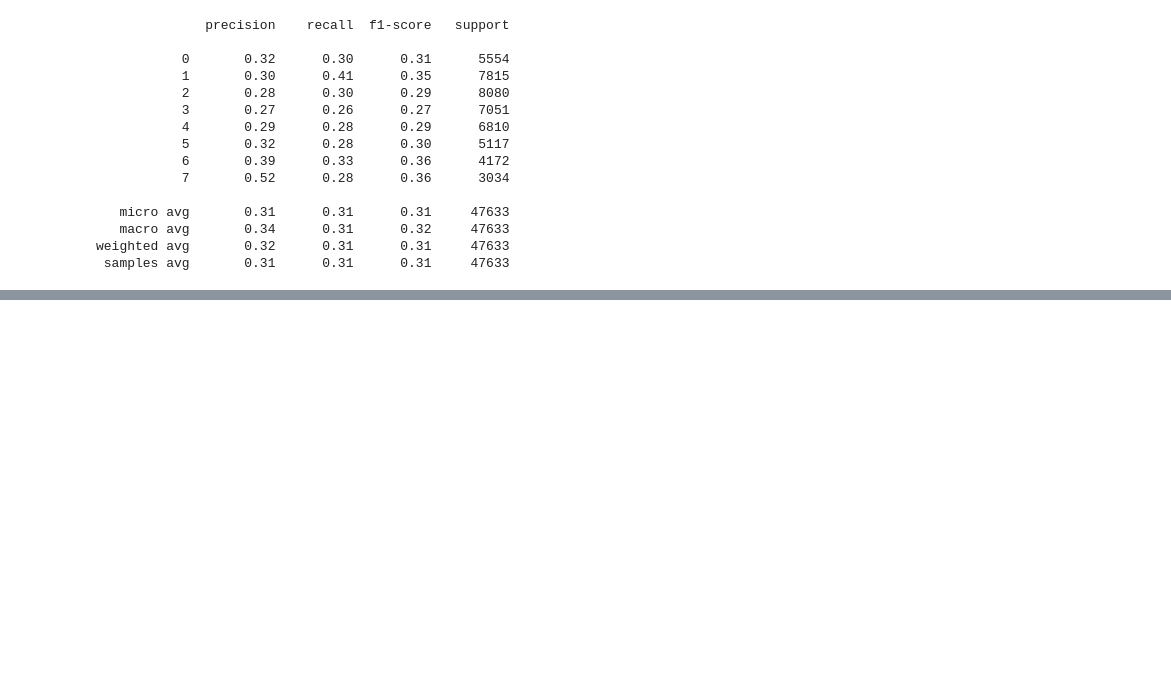
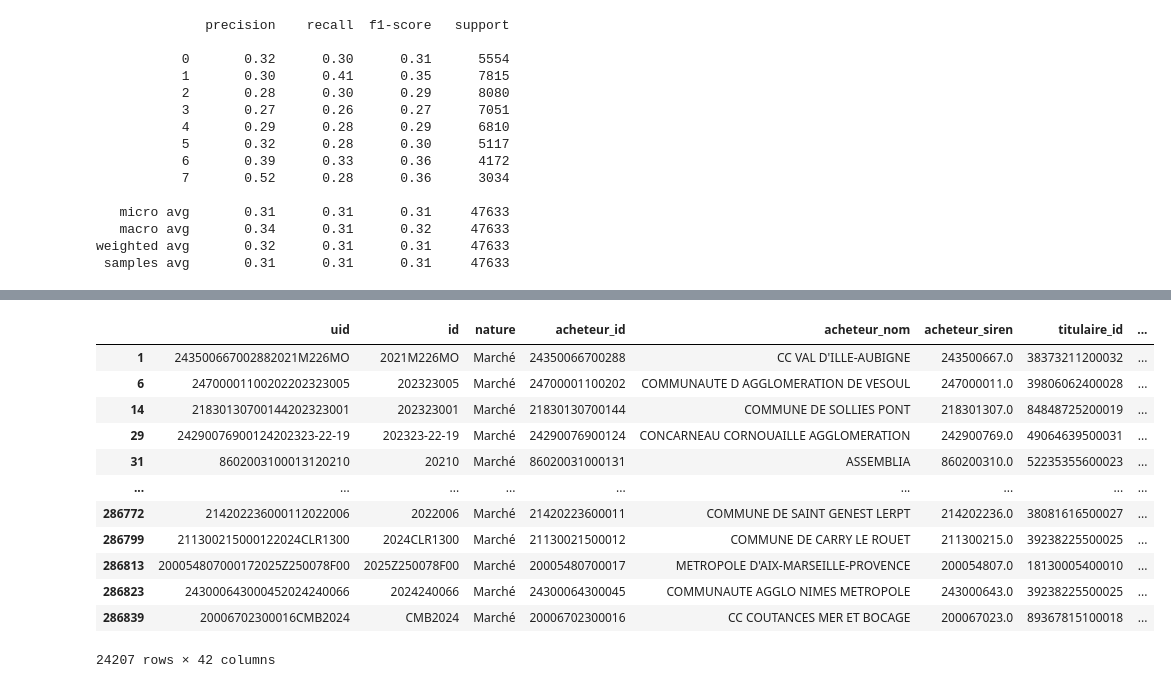
Before and after one commit to RonanB400/decp_ml, a Jupyter notebook: notebooks/PC_model_deep.ipynb, the cells around one changed output, grey strips where cells are left out. Cells and saved outputs as stored; diff of their text form; code cells hidden in the pictures; blank space fills up the shorter version.

```diff
--- a/notebooks/PC_model_deep.ipynb
+++ b/notebooks/PC_model_deep.ipynb
@@ -372,0 +460,4 @@ Name: count, dtype: int64
+# %%
+# trie par accuracy
+cpv_accuracy_df.sort_values(by='accuracy', ascending=False, inplace=True)
+test = cpv_accuracy_df[cpv_accuracy_df['accuracy']>0.5]
@@ -373,3 +473,19 @@ Name: count, dtype: int64
+# %%
+df[df['codeCPV_3'].isin(test['codeCPV_3'])]
+# %% [output]
+|  | uid | id | nature | acheteur_id | acheteur_nom | acheteur_siren | titulaire_id | ... |
+| 1 | 243500667002882021M226MO | 2021M226MO | Marché | 24350066700288 | CC VAL D'ILLE-AUBIGNE | 243500667.0 | 38373211200032 | ... |
+| 6 | 24700001100202202323005 | 202323005 | Marché | 24700001100202 | COMMUNAUTE D AGGLOMERATION DE VESOUL | 247000011.0 | 39806062400028 | ... |
+| 14 | 21830130700144202323001 | 202323001 | Marché | 21830130700144 | COMMUNE DE SOLLIES PONT | 218301307.0 | 84848725200019 | ... |
+| 29 | 24290076900124202323-22-19 | 202323-22-19 | Marché | 24290076900124 | CONCARNEAU CORNOUAILLE AGGLOMERATION | 242900769.0 | 49064639500031 | ... |
+| 31 | 8602003100013120210 | 20210 | Marché | 86020031000131 | ASSEMBLIA | 860200310.0 | 52235355600023 | ... |
+| ... | ... | ... | ... | ... | ... | ... | ... | ... |
+| 286772 | 214202236000112022006 | 2022006 | Marché | 21420223600011 | COMMUNE DE SAINT GENEST LERPT | 214202236.0 | 38081616500027 | ... |
+| 286799 | 211300215000122024CLR1300 | 2024CLR1300 | Marché | 21130021500012 | COMMUNE DE CARRY LE ROUET | 211300215.0 | 39238225500025 | ... |
+| 286813 | 200054807000172025Z250078F00 | 2025Z250078F00 | Marché | 20005480700017 | METROPOLE D'AIX-MARSEILLE-PROVENCE | 200054807.0 | 18130005400010 | ... |
+| 286823 | 243000643000452024240066 | 2024240066 | Marché | 24300064300045 | COMMUNAUTE AGGLO NIMES METROPOLE | 243000643.0 | 39238225500025 | ... |
+| 286839 | 20006702300016CMB2024 | CMB2024 | Marché | 20006702300016 | CC COUTANCES MER ET BOCAGE | 200067023.0 | 89367815100018 | ... |
+24207 rows × 42 columns
 # %%
 # # Dimensions
 # input_dim = 220
```
Also changed, not shown: parts of 4 cells of this notebook.
